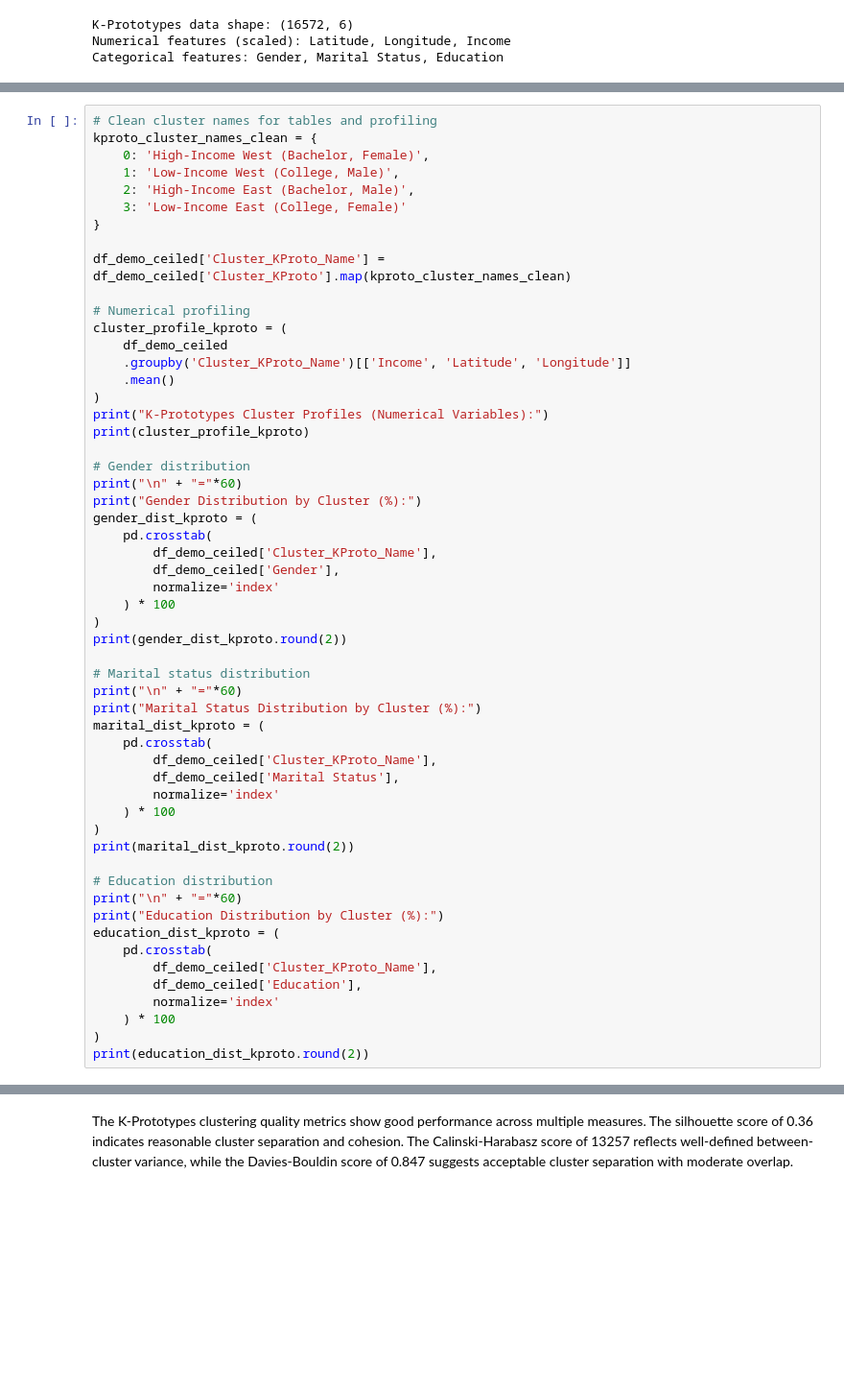
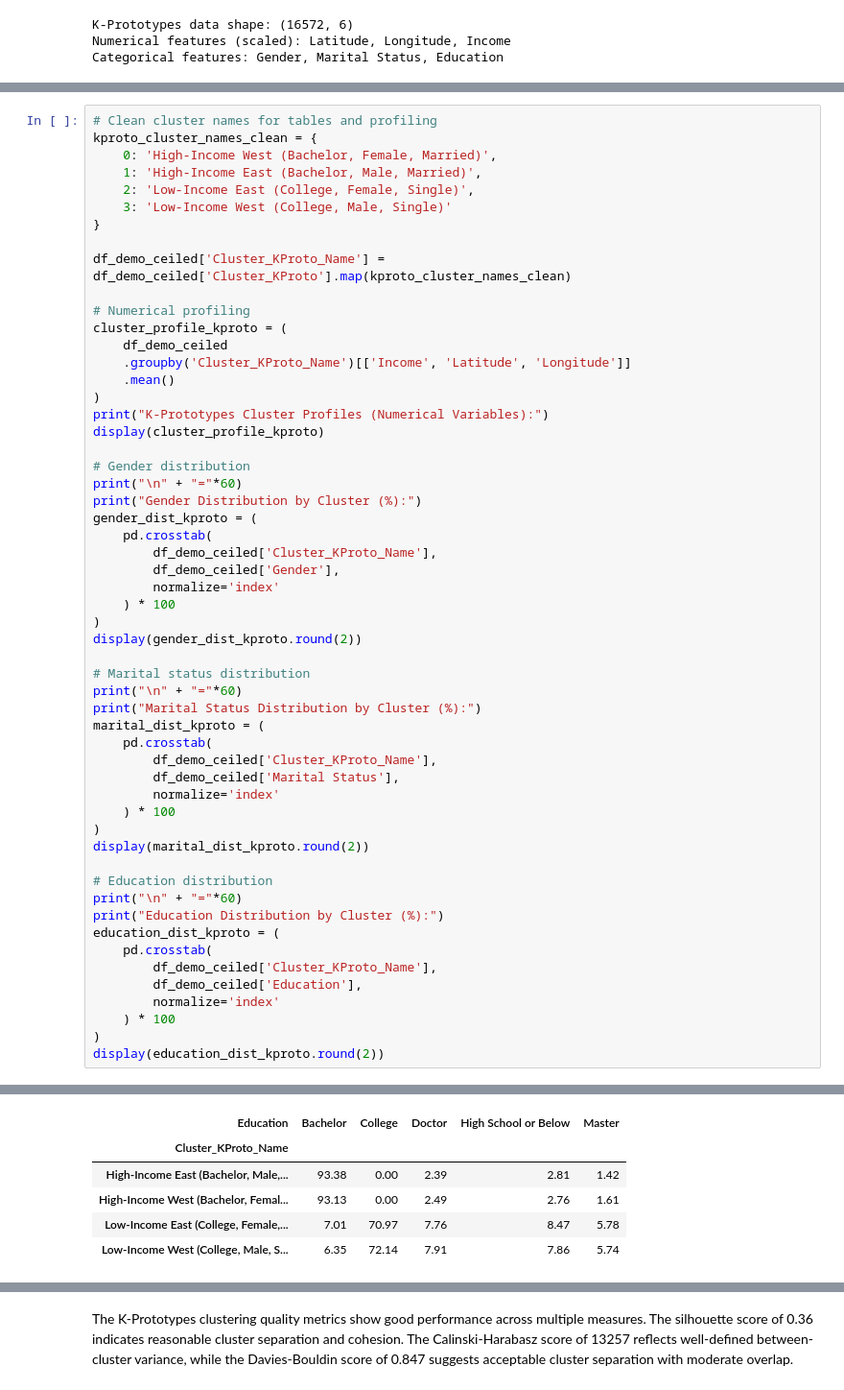
Before and after one commit to luisbdavila/Airline_Customer_Segmentation_DataMining_Project_Python, a Jupyter notebook: Final_delivery/Code/demographic.ipynb, the cells around one changed output, grey strips where cells are left out. Shown at 96% size. Drawn from its saved outputs; the diff is of its cells as text; blank space fills up the shorter version.

```diff
--- a/Final_delivery/Code/demographic.ipynb
+++ b/Final_delivery/Code/demographic.ipynb
@@ -551,10 +585,10 @@ plt.show()
 # %%
 # Clean cluster names for tables and profiling
 kproto_cluster_names_clean = {
-    0: 'High-Income West (Bachelor, Female)',
-    1: 'Low-Income West (College, Male)',
-    2: 'High-Income East (Bachelor, Male)',
-    3: 'Low-Income East (College, Female)'
+    0: 'High-Income West (Bachelor, Female, Married)',
+    1: 'High-Income East (Bachelor, Male, Married)',
+    2: 'Low-Income East (College, Female, Single)',
+    3: 'Low-Income West (College, Male, Single)'
 }
 
 df_demo_ceiled['Cluster_KProto_Name'] = df_demo_ceiled['Cluster_KProto'].map(kproto_cluster_names_clean)
@@ -566,7 +600,7 @@ cluster_profile_kproto = (
     .mean()
 )
 print("K-Prototypes Cluster Profiles (Numerical Variables):")
-print(cluster_profile_kproto)
+display(cluster_profile_kproto)
 
 # Gender distribution
 print("\n" + "="*60)
@@ -578,7 +612,7 @@ gender_dist_kproto = (
         normalize='index'
     ) * 100
 )
-print(gender_dist_kproto.round(2))
+display(gender_dist_kproto.round(2))
 
 # Marital status distribution
 print("\n" + "="*60)
@@ -590,7 +624,7 @@ marital_dist_kproto = (
         normalize='index'
     ) * 100
 )
-print(marital_dist_kproto.round(2))
+display(marital_dist_kproto.round(2))
 
 # Education distribution
 print("\n" + "="*60)
@@ -602,6 +636,6 @@ education_dist_kproto = (
         normalize='index'
     ) * 100
 )
-print(education_dist_kproto.round(2))
+display(education_dist_kproto.round(2))
 # %% [output]
 K-Prototypes Cluster Profiles (Numerical Variables):
@@ -624,3 +666,9 @@ Low-Income West (College, Male)                      8.01    5.41
+| Education | Bachelor | College | Doctor | High School or Below | Master |
+| Cluster_KProto_Name |  |  |  |  |  |
+| High-Income East (Bachelor, Male,... | 93.38 | 0.00 | 2.39 | 2.81 | 1.42 |
+| High-Income West (Bachelor, Femal... | 93.13 | 0.00 | 2.49 | 2.76 | 1.61 |
+| Low-Income East (College, Female,... | 7.01 | 70.97 | 7.76 | 8.47 | 5.78 |
+| Low-Income West (College, Male, S... | 6.35 | 72.14 | 7.91 | 7.86 | 5.74 |
 # %% [markdown]
 The K-Prototypes clustering reveals four highly distinct demographic segments:
 
```
Also changed, not shown: parts of 31 cells of this notebook, 6 other files.
